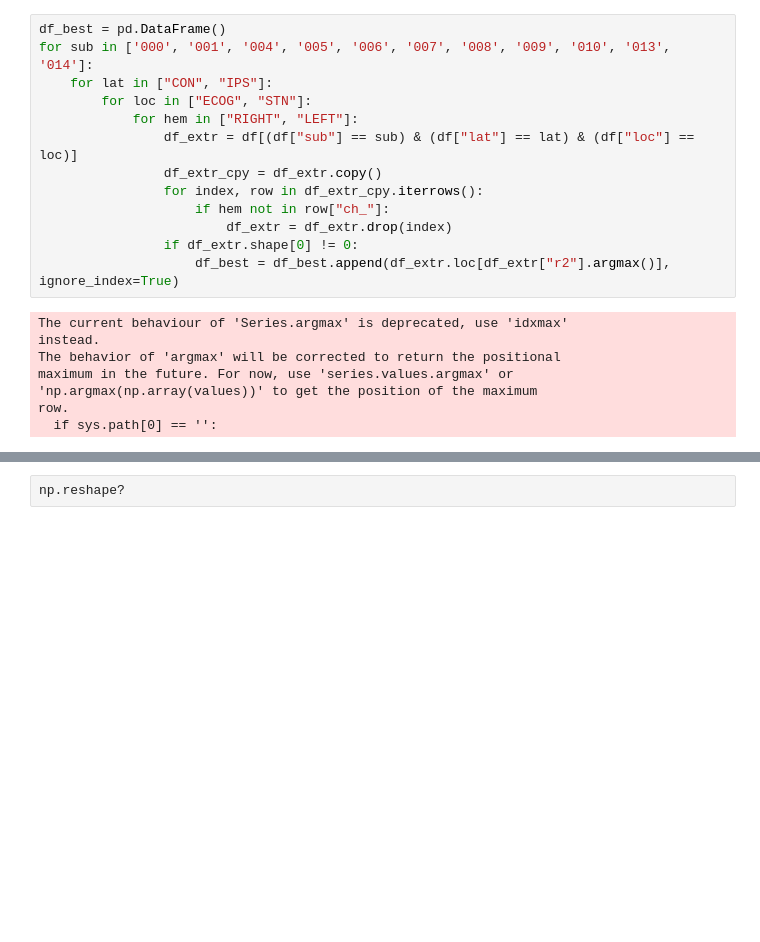
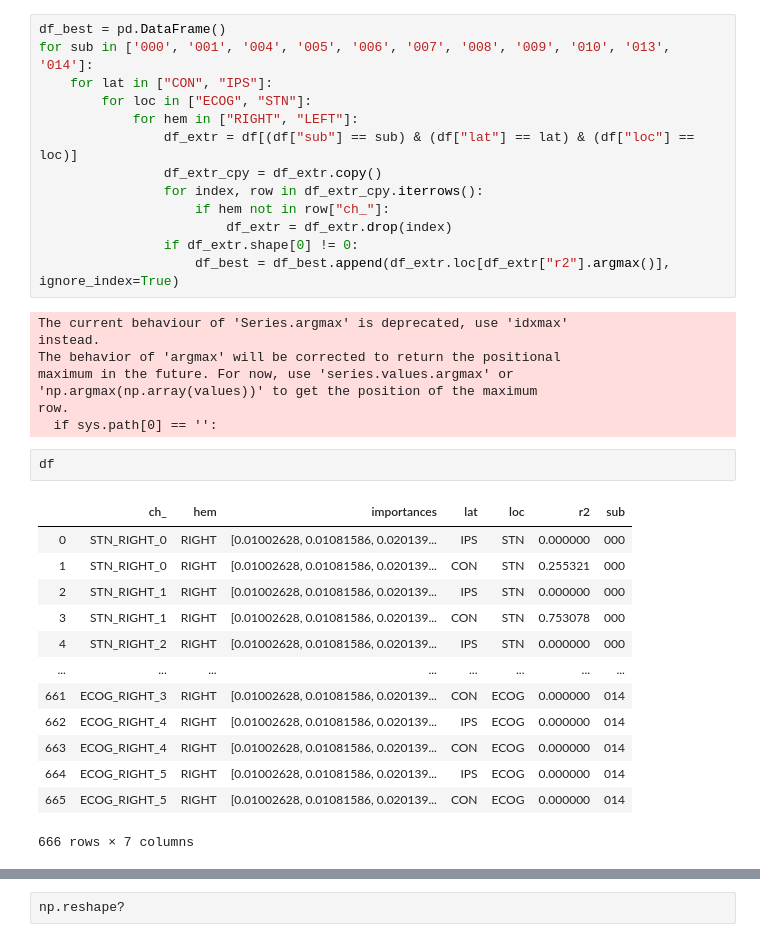
Before and after one commit to neuromodulation/icn, a Jupyter notebook: ECOG_vs_STN/Results_Analysis/ECOG_STN_feature_analysis/test_XGB_same_size_feature_importances.ipynb, the cells around one changed output, grey strips where cells are left out. Saved outputs shown, nothing was run; the diff lists cells and outputs as text; blank space fills up the shorter version.

```diff
--- a/ECOG_vs_STN/Results_Analysis/ECOG_STN_feature_analysis/test_XGB_same_size_feature_importances.ipynb
+++ b/ECOG_vs_STN/Results_Analysis/ECOG_STN_feature_analysis/test_XGB_same_size_feature_importances.ipynb
@@ -183,3 +211,19 @@ maximum in the future. For now, use 'series.values.argmax' or
 'np.argmax(np.array(values))' to get the position of the maximum
 row.
   if sys.path[0] == '':
+# %%
+df
+# %% [output]
+|  | ch_ | hem | importances | lat | loc | r2 | sub |
+| 0 | STN_RIGHT_0 | RIGHT | [0.01002628, 0.01081586, 0.020139... | IPS | STN | 0.000000 | 000 |
+| 1 | STN_RIGHT_0 | RIGHT | [0.01002628, 0.01081586, 0.020139... | CON | STN | 0.255321 | 000 |
+| 2 | STN_RIGHT_1 | RIGHT | [0.01002628, 0.01081586, 0.020139... | IPS | STN | 0.000000 | 000 |
+| 3 | STN_RIGHT_1 | RIGHT | [0.01002628, 0.01081586, 0.020139... | CON | STN | 0.753078 | 000 |
+| 4 | STN_RIGHT_2 | RIGHT | [0.01002628, 0.01081586, 0.020139... | IPS | STN | 0.000000 | 000 |
+| ... | ... | ... | ... | ... | ... | ... | ... |
+| 661 | ECOG_RIGHT_3 | RIGHT | [0.01002628, 0.01081586, 0.020139... | CON | ECOG | 0.000000 | 014 |
+| 662 | ECOG_RIGHT_4 | RIGHT | [0.01002628, 0.01081586, 0.020139... | IPS | ECOG | 0.000000 | 014 |
+| 663 | ECOG_RIGHT_4 | RIGHT | [0.01002628, 0.01081586, 0.020139... | CON | ECOG | 0.000000 | 014 |
+| 664 | ECOG_RIGHT_5 | RIGHT | [0.01002628, 0.01081586, 0.020139... | IPS | ECOG | 0.000000 | 014 |
+| 665 | ECOG_RIGHT_5 | RIGHT | [0.01002628, 0.01081586, 0.020139... | CON | ECOG | 0.000000 | 014 |
+666 rows × 7 columns
```
Also changed, not shown: parts of 9 cells of this notebook, 1 other file.
